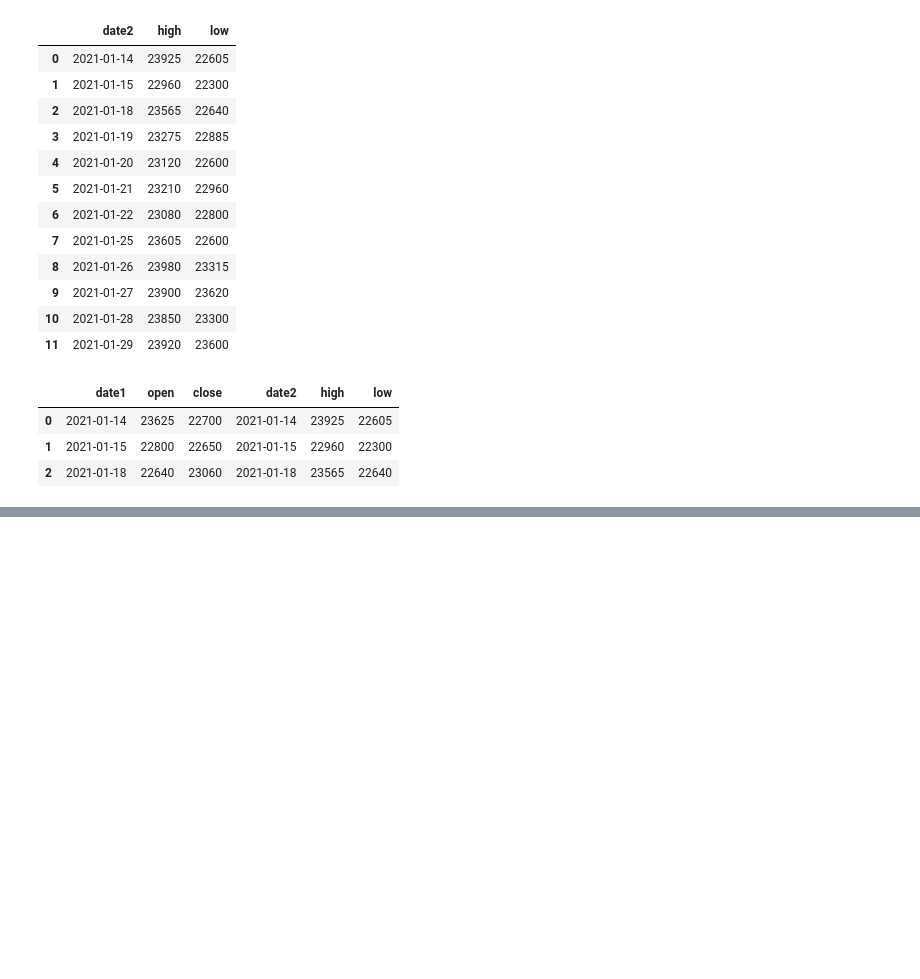
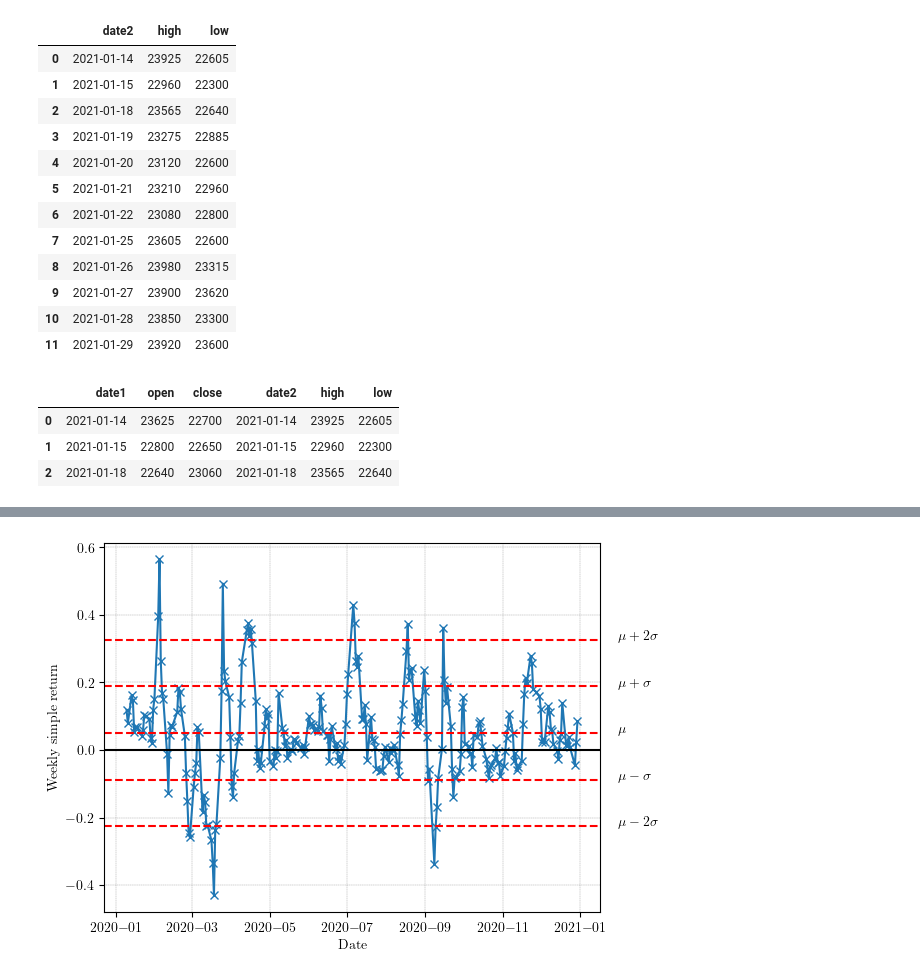
Before and after one commit to Origami111/Python-FRM-code, a Jupyter notebook: FRM基础篇.ipynb, the cells around one changed output, grey strips where cells are left out. Cells and saved outputs as stored; diff of their text form; code cells hidden in the pictures; blank space fills up the shorter version.

```diff
--- a/FRM基础篇.ipynb
+++ b/FRM基础篇.ipynb
@@ -327,0 +518,34 @@ df_lh
+# %%
+
+wkly_simple_returns_pct = df['Adj Close'].pct_change(periods=5)
+# not percentage
+values = wkly_simple_returns_pct[5:]
+mu, sigma = stats.norm.fit(values)
+
+fig, ax = plt.subplots()
+
+ax.plot(wkly_simple_returns_pct, marker='x')
+plt.axhline(y=0, color='k', linestyle='-')
+plt.xlabel('Date')
+plt.ylabel('Weekly simple return')
+
+plt.axhline(y=mu, color='r', linestyle='--')
+plt.text(pd.to_datetime('2021-01-31'), mu, r'$\mu$')
+plt.axhline(y=mu + sigma, color='r', linestyle='--')
+plt.text(pd.to_datetime('2021-01-31'), mu + sigma, r'$\mu + \sigma$')
+plt.axhline(y=mu - sigma, color='r', linestyle='--')
+plt.text(pd.to_datetime('2021-01-31'), mu - sigma, r'$\mu - \sigma$')
+plt.axhline(y=mu + 2*sigma, color='r', linestyle='--')
+plt.text(pd.to_datetime('2021-01-31'), mu + 2*sigma, r'$\mu + 2\sigma$')
+plt.axhline(y=mu - 2*sigma, color='r', linestyle='--')
+plt.text(pd.to_datetime('2021-01-31'), mu - 2*sigma, r'$\mu - 2\sigma$')
+
+plt.rcParams['font.family'] = 'serif'
+plt.rcParams['font.serif'] = ['Times New Roman'] + plt.rcParams['font.serif']
+plt.rcParams["font.size"] = 10
+
+ax.grid(linestyle='--', linewidth=0.25, color=[0.5, 0.5, 0.5])
+
+plt.show()
+# %% [output]
+[figure, added]
```
Also changed, not shown: parts of 11 cells of this notebook.
